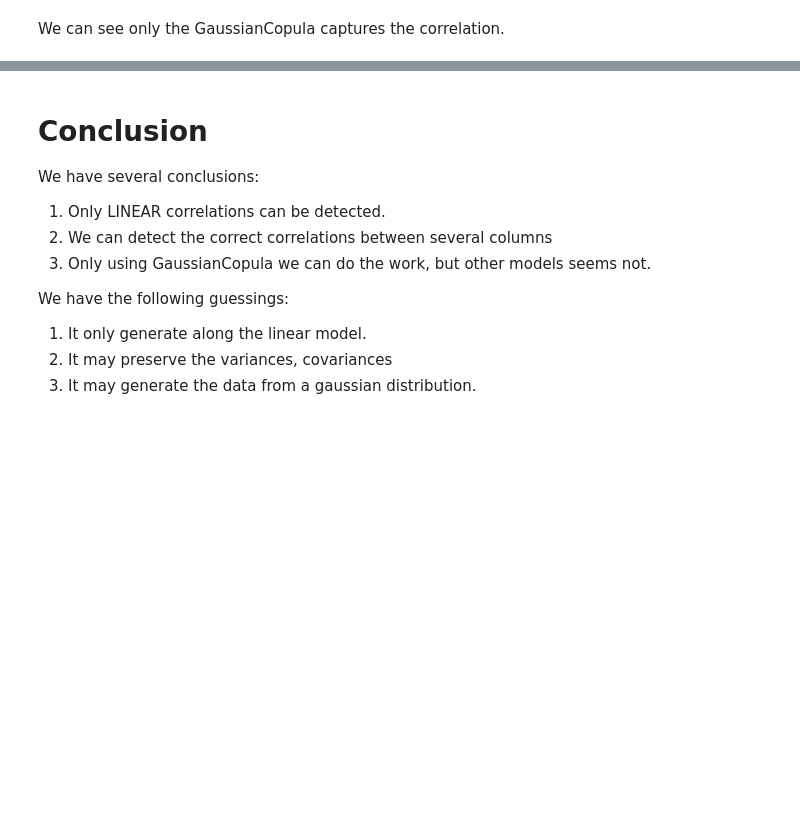
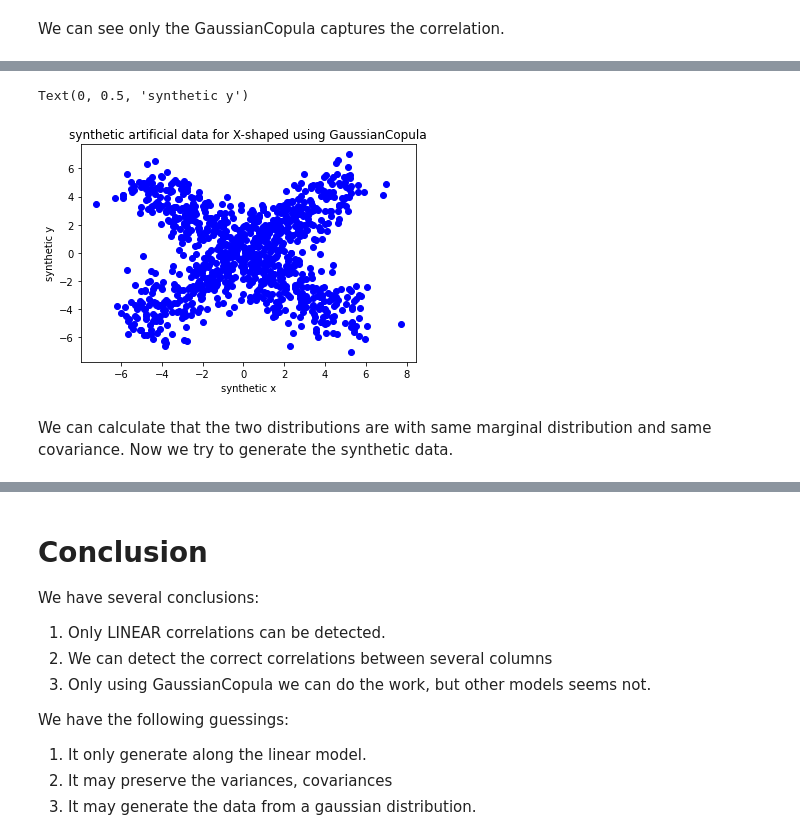
Before and after one commit to JetfiRex/SyntheticDataExperiments, a Jupyter notebook: Experiment for Correlation.ipynb, the cells around one changed output, grey strips where cells are left out. Drawn from its saved outputs; the diff is of its cells as text; code cells hidden in the pictures; blank space fills up the shorter version.

```diff
--- a/Experiment for Correlation.ipynb
+++ b/Experiment for Correlation.ipynb
@@ -382,0 +340,21 @@ This does not have the X-shape pattern. Therefore, there must be some measure of
+# %%
+x_pos=np.random.rand(500)*10-5
+y_pos=x_pos.copy()
+x_pos += np.random.randn(500)
+y_pos += np.random.randn(500)
+x_neg=np.random.rand(500)*10-5
+y_neg=(-x_neg).copy()
+x_neg += np.random.randn(500)
+y_neg += np.random.randn(500)
+x_X=np.concatenate((x_pos,x_neg))
+y_X=np.concatenate((y_pos,y_neg))
+df_X=pd.DataFrame(pd.DataFrame([x_X,y_X]).values.T,columns = ["x","y"])
+plt.plot(x_X, y_X, "bo")
+plt.title("synthetic artificial data for X-shaped using GaussianCopula")
+plt.xlabel("synthetic x")
+plt.ylabel("synthetic y")
+# %% [output]
+Text(0, 0.5, 'synthetic y')
+[figure, added]
+# %% [markdown]
+We can calculate that the two distributions are with same marginal distribution and same covariance. Now we try to generate the synthetic data.
```
Also changed, not shown: parts of 17 cells of this notebook.
